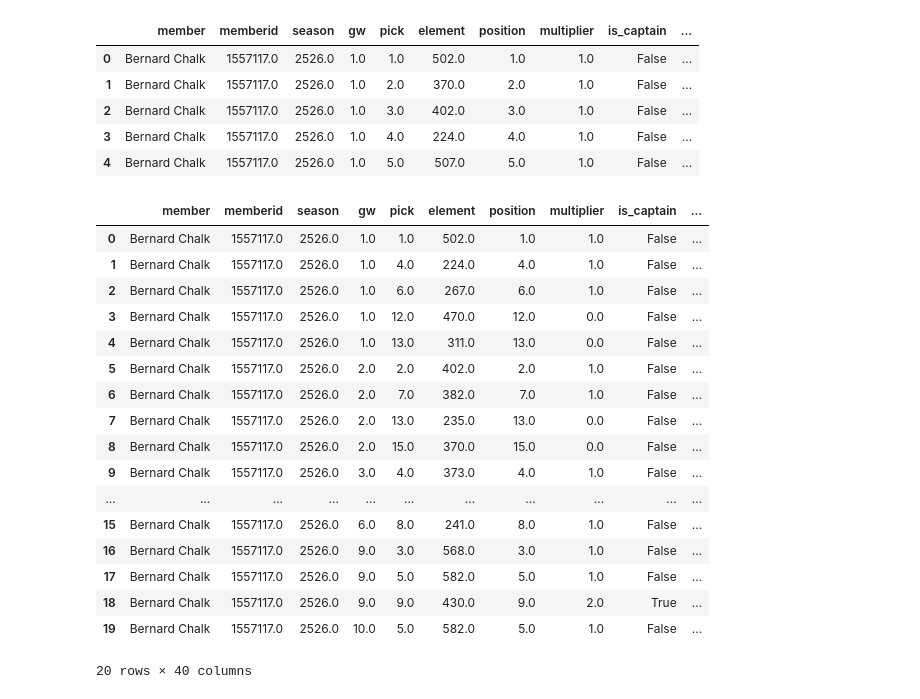
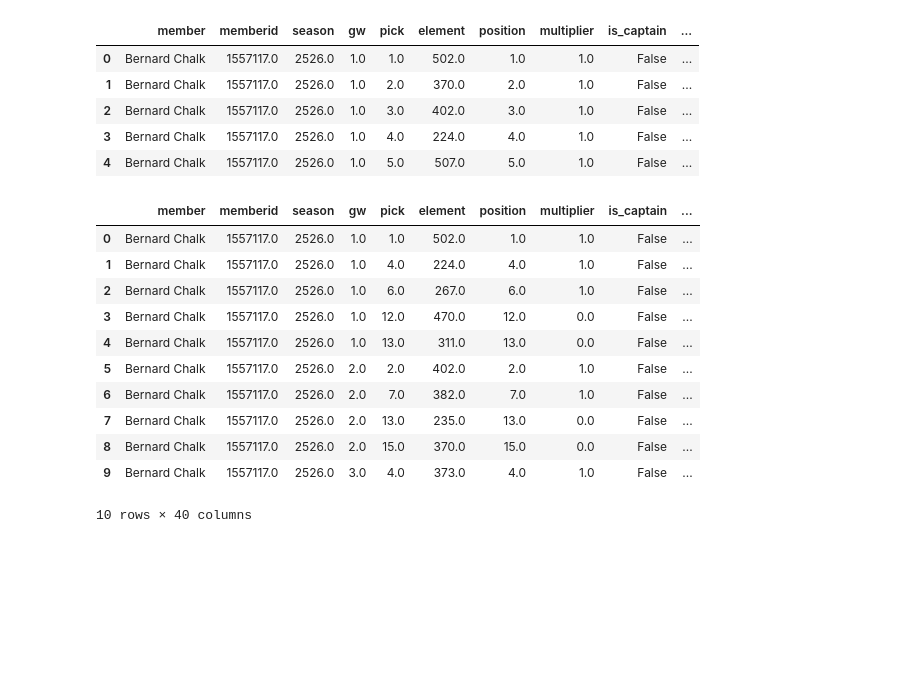
Before and after one commit to chrisimpacts/FPL-Points-Predictor, a Jupyter notebook: DIVX-Team-Analysis.ipynb, the cells around one changed output. Drawn from its saved outputs; the diff is of its cells as text; code cells hidden in the pictures; blank space fills up the shorter version.

```diff
--- a/DIVX-Team-Analysis.ipynb
+++ b/DIVX-Team-Analysis.ipynb
@@ -5,8 +5,8 @@ import time
 start=time.perf_counter()
 # %%
 #add this info to a settings dict?
-stats_current_gameweek = 13
-picks_current_gameweek = 13
+stats_current_gameweek = 14
+picks_current_gameweek = 14
 current_season = 20252026
 # %%
 from DatabaseCreator import DatabaseCreator
@@ -117,0 +118,22 @@ Top 20 predicted xPoints between 14 and 18:
+# %%
+print(f"\nGW15 predicted xPoints:")
+gw15_predictions = db_creator.run_sql(f"""
+    SELECT
+        player_name_id,
+        position,
+        team_name,
+        value/10 as value,
+        ROUND(AVG(opp_team_elo),1) AS avg_opp_team_elo,
+        ROUND(SUM(xpoints),2) AS total_xpoints,
+        ROUND(AVG(mins_pred),1) AS avg_mins_pred,
+        ROUND(AVG(xgp90_pred),3) AS avg_xgp90_pred,
+        ROUND(AVG(xap90_pred),3) AS avg_xap90_pred,
+        ROUND(AVG(xgcp90_pred),3) AS avg_xgcp90_pred
+    FROM predictions
+    WHERE event = 15
+        -- AND position = 'DEF'
+        -- AND value <= 45
+    GROUP BY player_name_id, position, team_name, value
+    ORDER BY total_xpoints DESC
+""")
+gw15_predictions.head(20)
@@ -127,41 +168,35 @@ divx_picks.head()
 # %%
 view = db_creator.run_sql(f"""
     SELECT *
     FROM divx_picks
     LEFT JOIN playergw ON divx_picks.element = playergw.element
                           AND divx_picks.season = playergw.season -- 2526 vs 20252026
                           AND divx_picks.gw = playergw.event
 """)
-view.head(20)
+view.head(10)
 
 # db_creator.run_sql("""
 #     UPDATE divx_picks
 #     SET season =
 #         CASE
 #             WHEN LENGTH(season::text) = 4 THEN
 #                 CONCAT('20', LEFT(season::text, 2), '20', RIGHT(season::text, 2))
 #             ELSE season
 #         END
 # """)
 # %% [output]
 |  | member | memberid | season | gw | pick | element | position | multiplier | is_captain | ... |
 | 0 | Bernard Chalk | 1557117.0 | 2526.0 | 1.0 | 1.0 | 502.0 | 1.0 | 1.0 | False | ... |
 | 1 | Bernard Chalk | 1557117.0 | 2526.0 | 1.0 | 4.0 | 224.0 | 4.0 | 1.0 | False | ... |
 | 2 | Bernard Chalk | 1557117.0 | 2526.0 | 1.0 | 6.0 | 267.0 | 6.0 | 1.0 | False | ... |
 | 3 | Bernard Chalk | 1557117.0 | 2526.0 | 1.0 | 12.0 | 470.0 | 12.0 | 0.0 | False | ... |
 | 4 | Bernard Chalk | 1557117.0 | 2526.0 | 1.0 | 13.0 | 311.0 | 13.0 | 0.0 | False | ... |
 | 5 | Bernard Chalk | 1557117.0 | 2526.0 | 2.0 | 2.0 | 402.0 | 2.0 | 1.0 | False | ... |
 | 6 | Bernard Chalk | 1557117.0 | 2526.0 | 2.0 | 7.0 | 382.0 | 7.0 | 1.0 | False | ... |
 | 7 | Bernard Chalk | 1557117.0 | 2526.0 | 2.0 | 13.0 | 235.0 | 13.0 | 0.0 | False | ... |
 | 8 | Bernard Chalk | 1557117.0 | 2526.0 | 2.0 | 15.0 | 370.0 | 15.0 | 0.0 | False | ... |
 | 9 | Bernard Chalk | 1557117.0 | 2526.0 | 3.0 | 4.0 | 373.0 | 4.0 | 1.0 | False | ... |
-| ... | ... | ... | ... | ... | ... | ... | ... | ... | ... | ... |
-| 15 | Bernard Chalk | 1557117.0 | 2526.0 | 6.0 | 8.0 | 241.0 | 8.0 | 1.0 | False | ... |
-| 16 | Bernard Chalk | 1557117.0 | 2526.0 | 9.0 | 3.0 | 568.0 | 3.0 | 1.0 | False | ... |
-| 17 | Bernard Chalk | 1557117.0 | 2526.0 | 9.0 | 5.0 | 582.0 | 5.0 | 1.0 | False | ... |
-| 18 | Bernard Chalk | 1557117.0 | 2526.0 | 9.0 | 9.0 | 430.0 | 9.0 | 2.0 | True | ... |
-| 19 | Bernard Chalk | 1557117.0 | 2526.0 | 10.0 | 5.0 | 582.0 | 5.0 | 1.0 | False | ... |
-20 rows × 40 columns
+10 rows × 40 columns
 # %%
 # max_gw = max(picksdf['gw'])
 # me = 'Christopher Harris'
```
Also changed, not shown: parts of 7 cells of this notebook, 1 other file.
